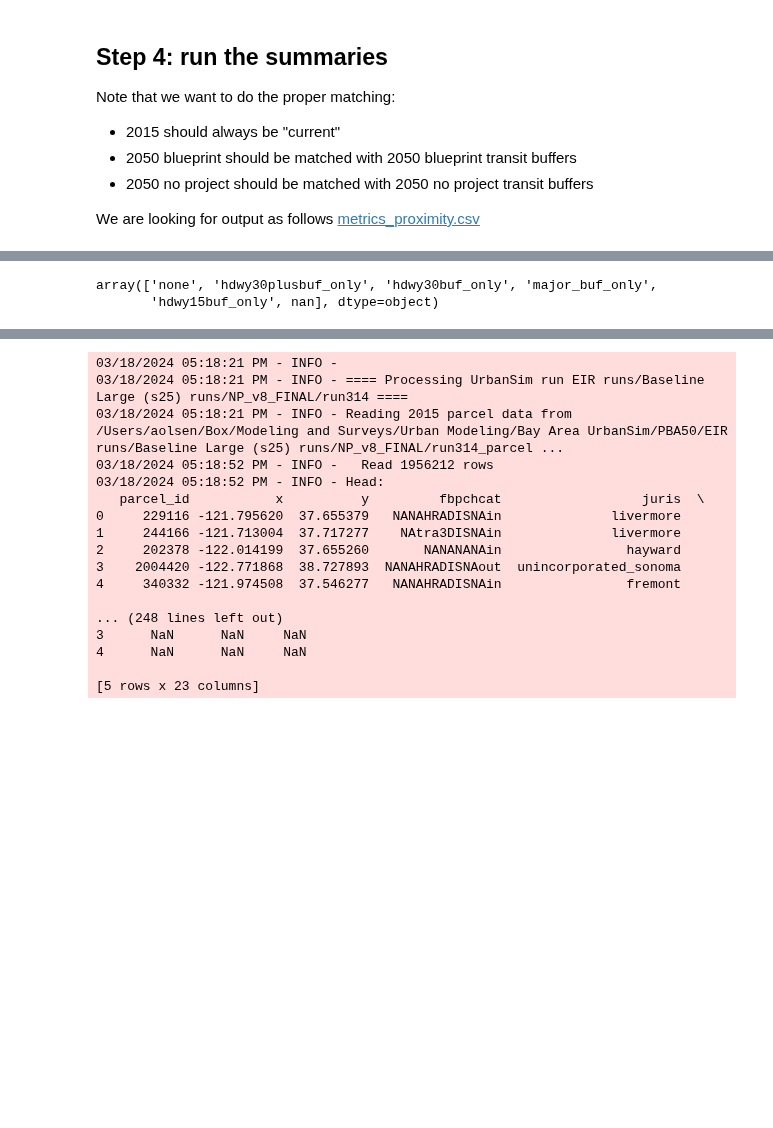
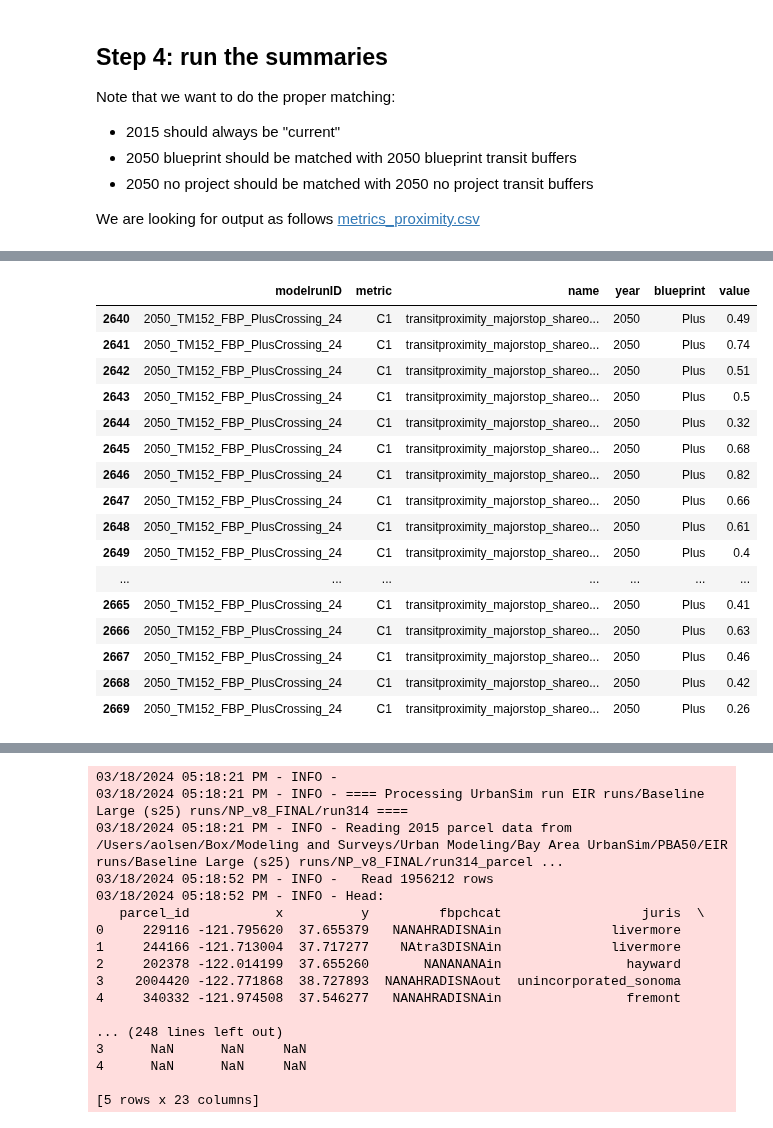
Before and after one commit to BayAreaMetro/bayarea_urbansim, a Jupyter notebook: scripts/metrics/transit_access.ipynb, the cells around one changed output, grey strips where cells are left out. Cells and saved outputs as stored; diff of their text form; code cells hidden in the pictures; blank space fills up the shorter version.

Commit message:
Update transit_access.ipynb
Added HRAs to summaries, pulled in metrics.csv to inspect targets

```diff
--- a/scripts/metrics/transit_access.ipynb
+++ b/scripts/metrics/transit_access.ipynb
@@ -790,3 +838,24 @@ parcel_output_summary
+# %%
+metrics = pd.read_csv('/Users/aolsen/Box/Horizon and Plan Bay Area 2050/Equity and Performance/7_Analysis/Metrics/Metrics_Outputs_FinalBlueprint/metrics.csv')
+metrics.loc[(metrics.modelrunID.str.contains("PlusCrossing"))&(metrics['name'].str.contains('transitprox'))]
+# %% [output]
+|  | modelrunID | metric | name | year | blueprint | value |
+| 2640 | 2050_TM152_FBP_PlusCrossing_24 | C1 | transitproximity_majorstop_shareo... | 2050 | Plus | 0.49 |
+| 2641 | 2050_TM152_FBP_PlusCrossing_24 | C1 | transitproximity_majorstop_shareo... | 2050 | Plus | 0.74 |
+| 2642 | 2050_TM152_FBP_PlusCrossing_24 | C1 | transitproximity_majorstop_shareo... | 2050 | Plus | 0.51 |
+| 2643 | 2050_TM152_FBP_PlusCrossing_24 | C1 | transitproximity_majorstop_shareo... | 2050 | Plus | 0.5 |
+| 2644 | 2050_TM152_FBP_PlusCrossing_24 | C1 | transitproximity_majorstop_shareo... | 2050 | Plus | 0.32 |
+| 2645 | 2050_TM152_FBP_PlusCrossing_24 | C1 | transitproximity_majorstop_shareo... | 2050 | Plus | 0.68 |
+| 2646 | 2050_TM152_FBP_PlusCrossing_24 | C1 | transitproximity_majorstop_shareo... | 2050 | Plus | 0.82 |
+| 2647 | 2050_TM152_FBP_PlusCrossing_24 | C1 | transitproximity_majorstop_shareo... | 2050 | Plus | 0.66 |
+| 2648 | 2050_TM152_FBP_PlusCrossing_24 | C1 | transitproximity_majorstop_shareo... | 2050 | Plus | 0.61 |
+| 2649 | 2050_TM152_FBP_PlusCrossing_24 | C1 | transitproximity_majorstop_shareo... | 2050 | Plus | 0.4 |
+| ... | ... | ... | ... | ... | ... | ... |
+| 2665 | 2050_TM152_FBP_PlusCrossing_24 | C1 | transitproximity_majorstop_shareo... | 2050 | Plus | 0.41 |
+| 2666 | 2050_TM152_FBP_PlusCrossing_24 | C1 | transitproximity_majorstop_shareo... | 2050 | Plus | 0.63 |
+| 2667 | 2050_TM152_FBP_PlusCrossing_24 | C1 | transitproximity_majorstop_shareo... | 2050 | Plus | 0.46 |
+| 2668 | 2050_TM152_FBP_PlusCrossing_24 | C1 | transitproximity_majorstop_shareo... | 2050 | Plus | 0.42 |
+| 2669 | 2050_TM152_FBP_PlusCrossing_24 | C1 | transitproximity_majorstop_shareo... | 2050 | Plus | 0.26 |
 # %%
 metrics_proximity_target_schema.query('blueprint=="Plus" & year==2050 & transit=="trn_fp_cat5" & area=="Region"') #& area=="CoCs"
 # %% [output]
@@ -796,8 +865,3 @@ metrics_proximity_target_schema.query('blueprint=="Plus" & year==2050 & transit=
 | 167 | Bus_<15min | 786845 | 127837 | 1083359 | 115284 | 114261 | 0.19 | 0.13 | 0.20 | ... |
 | 168 | Major_Transit_Stop | 1971306 | 749222 | 2785232 | 221557 | 194184 | 0.49 | 0.74 | 0.51 | ... |
 | 169 | No_Fixed_Route_Transit | 761974 | 70889 | 744044 | 36717 | 169760 | 0.19 | 0.07 | 0.14 | ... |
-# %%
-parcel_output['service_level'].unique()
-# %% [output]
-array(['none', 'hdwy30plusbuf_only', 'hdwy30buf_only', 'major_buf_only',
-       'hdwy15buf_only', nan], dtype=object)
```
Also changed, not shown: parts of 22 cells of this notebook.
